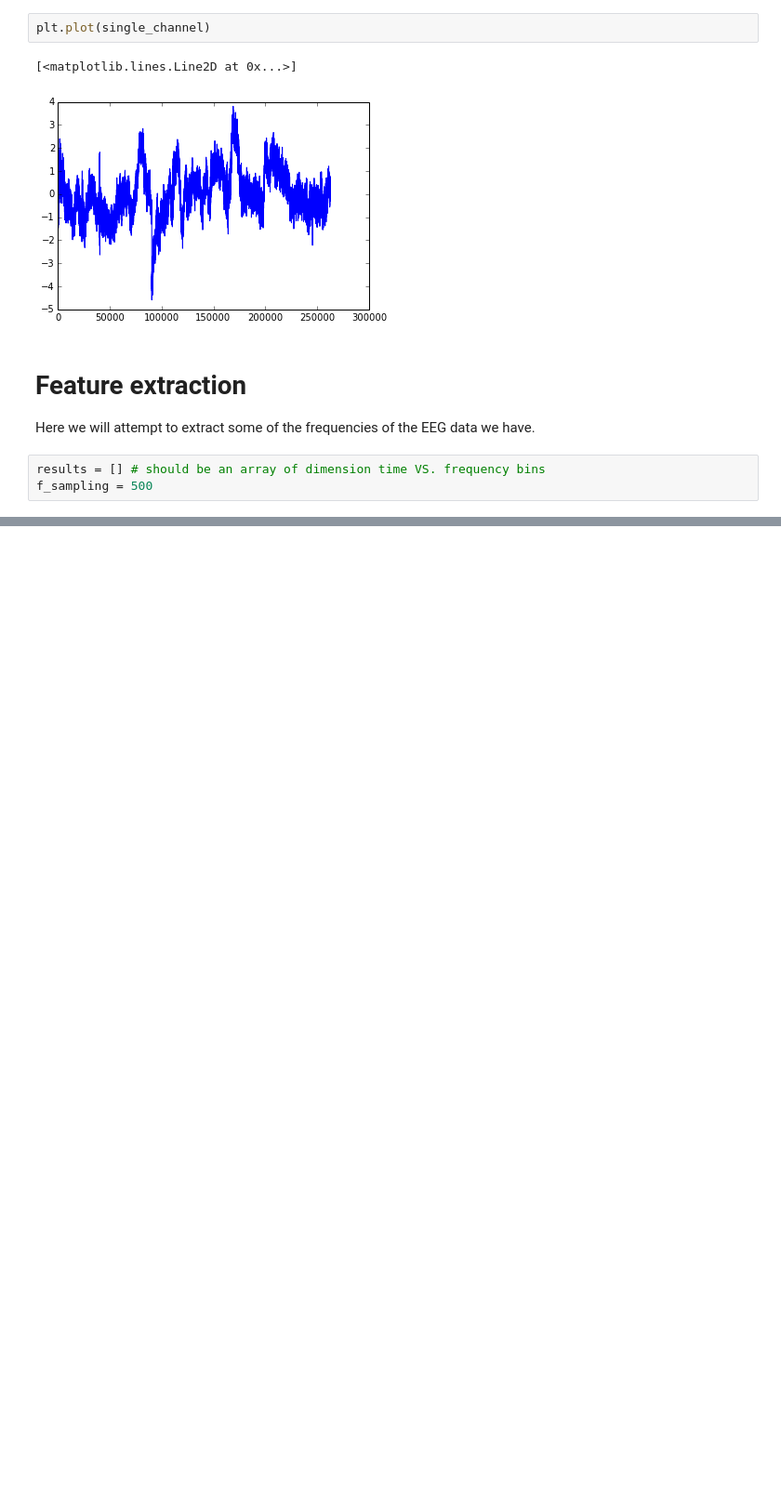
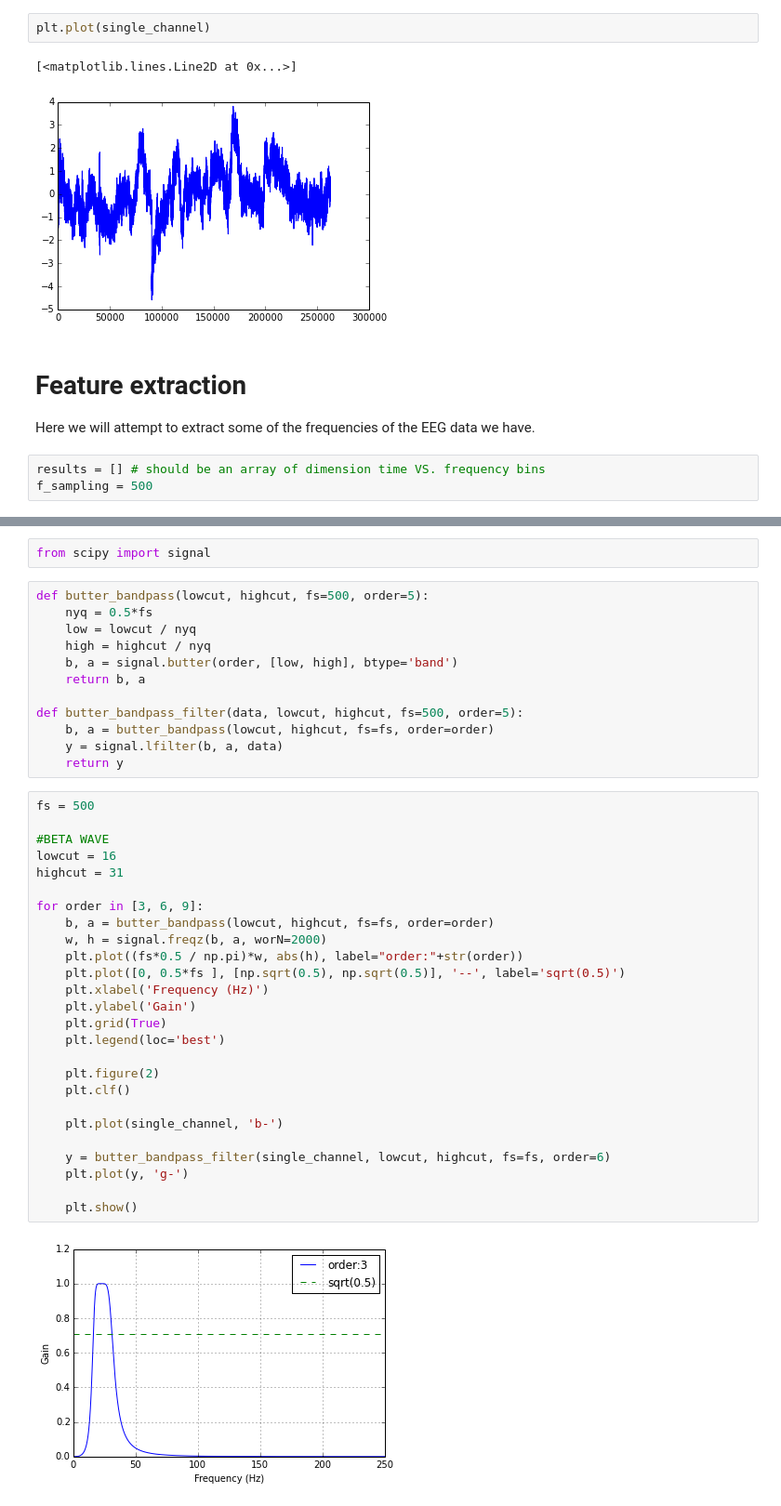
Before and after one commit to zafarali/physiosignal-research, a Jupyter notebook: Kaggle-EEG-GAP/EDA.ipynb, the cells around one changed output, grey strips where cells are left out. Shown at 93% size. Saved outputs shown, nothing was run; the diff lists cells and outputs as text; blank space fills up the shorter version.

```diff
--- a/Kaggle-EEG-GAP/EDA.ipynb
+++ b/Kaggle-EEG-GAP/EDA.ipynb
@@ -191,0 +199,42 @@ for t in range(200, n_sample, 200):
+# %%
+from scipy import signal
+# %%
+def butter_bandpass(lowcut, highcut, fs=500, order=5):
+    nyq = 0.5*fs
+    low = lowcut / nyq
+    high = highcut / nyq
+    b, a = signal.butter(order, [low, high], btype='band')
+    return b, a
+
+def butter_bandpass_filter(data, lowcut, highcut, fs=500, order=5):
+    b, a = butter_bandpass(lowcut, highcut, fs=fs, order=order)
+    y = signal.lfilter(b, a, data)
+    return y
+# %%
+fs = 500
+
+#BETA WAVE
+lowcut = 16
+highcut = 31
+
+for order in [3, 6, 9]:
+    b, a = butter_bandpass(lowcut, highcut, fs=fs, order=order)
+    w, h = signal.freqz(b, a, worN=2000)
+    plt.plot((fs*0.5 / np.pi)*w, abs(h), label="order:"+str(order))
+    plt.plot([0, 0.5*fs ], [np.sqrt(0.5), np.sqrt(0.5)], '--', label='sqrt(0.5)')
+    plt.xlabel('Frequency (Hz)')
+    plt.ylabel('Gain')
+    plt.grid(True)
+    plt.legend(loc='best')
+
+    plt.figure(2)
+    plt.clf()
+
+    plt.plot(single_channel, 'b-')
+
+    y = butter_bandpass_filter(single_channel, lowcut, highcut, fs=fs, order=6)
+    plt.plot(y, 'g-')
+
+    plt.show()
+# %% [output]
+[figure, added]
```
Also changed, not shown: parts of 3 cells of this notebook.
